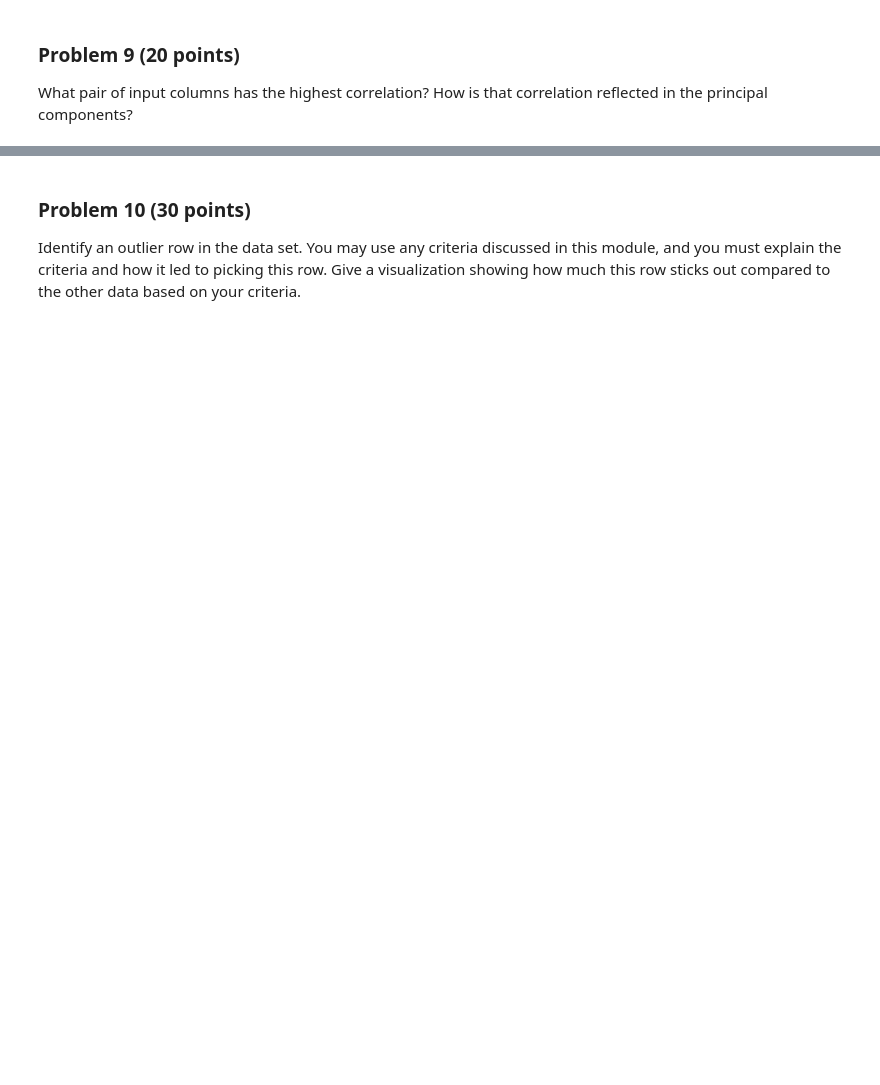
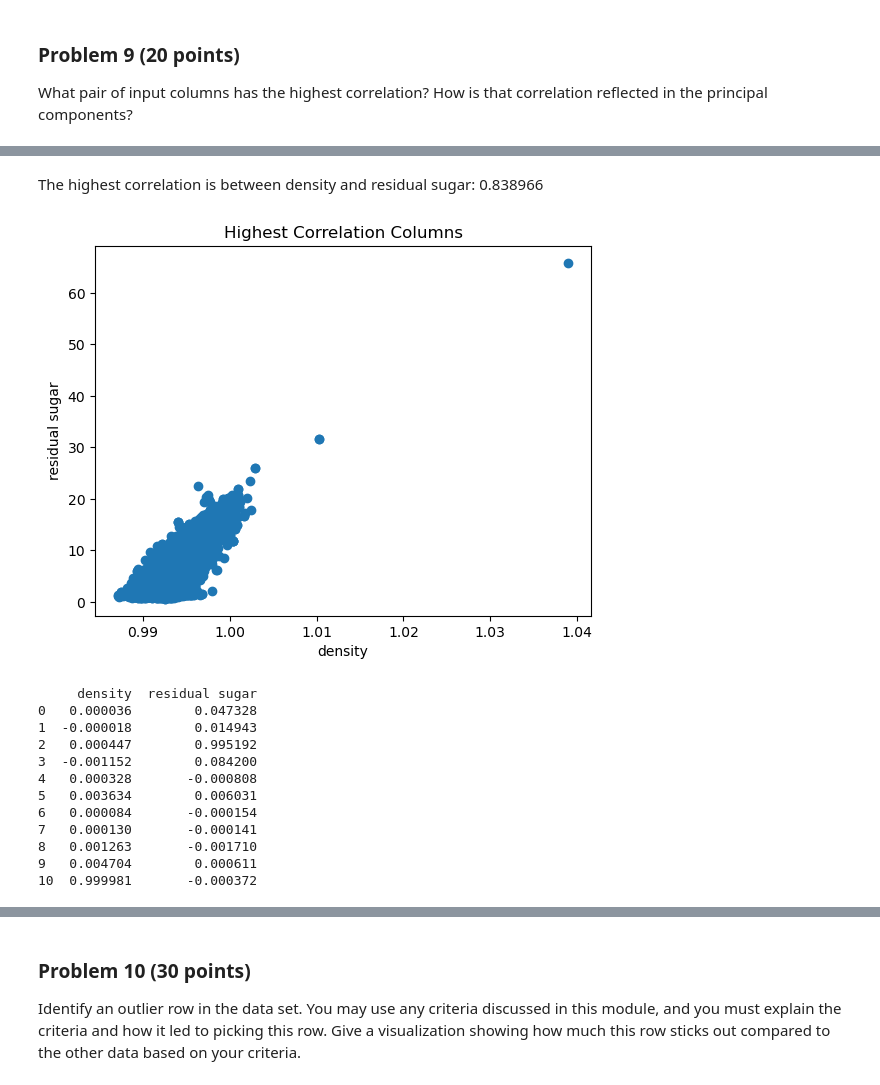
Before and after one commit to keshleem/dx601-final-project, a Jupyter notebook: project.ipynb, the cells around one changed output, grey strips where cells are left out. Cells and saved outputs as stored; diff of their text form; code cells hidden in the pictures; blank space fills up the shorter version.

```diff
--- a/project.ipynb
+++ b/project.ipynb
@@ -607,0 +674,26 @@ YOUR ANSWERS HERE
+# %% [markdown]
+The highest correlation is between density and residual sugar: 0.838966
+# %%
+# plot columns against one another to show correlation
+plt.scatter(wine_quality_white['density'], wine_quality_white['residual sugar'])
+plt.title('Highest Correlation Columns')
+plt.xlabel('density')
+plt.ylabel('residual sugar')
+plt.show()
+
+# putting columns in the PCA
+print(wine_quality_components[['density', 'residual sugar']])
+# %% [output]
+[figure, added]
+     density  residual sugar
+0   0.000036        0.047328
+1  -0.000018        0.014943
+2   0.000447        0.995192
+3  -0.001152        0.084200
+4   0.000328       -0.000808
+5   0.003634        0.006031
+6   0.000084       -0.000154
+7   0.000130       -0.000141
+8   0.001263       -0.001710
+9   0.004704        0.000611
+10  0.999981       -0.000372
```
Also changed, not shown: parts of 14 cells of this notebook.
